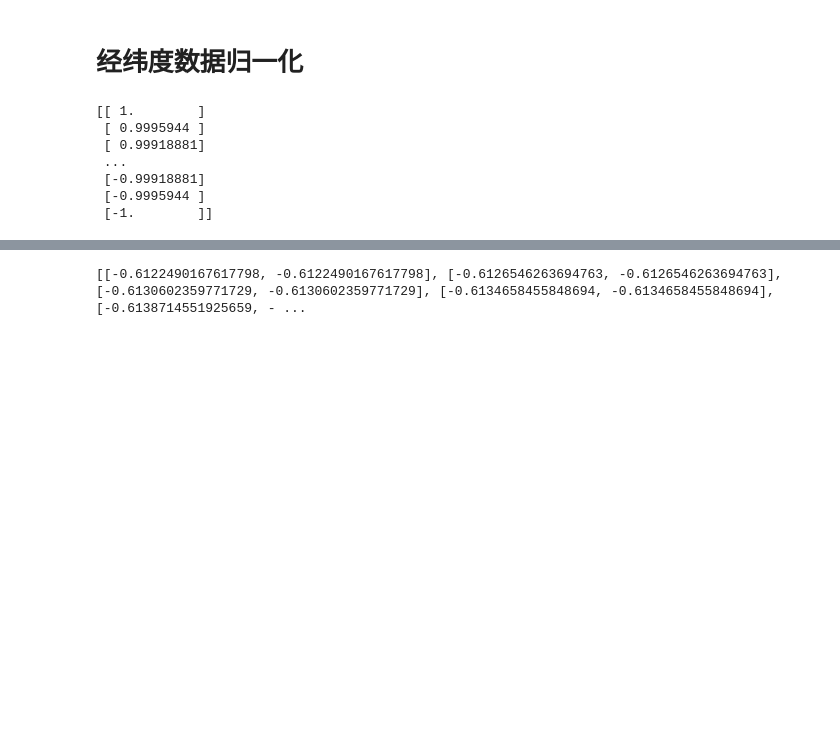
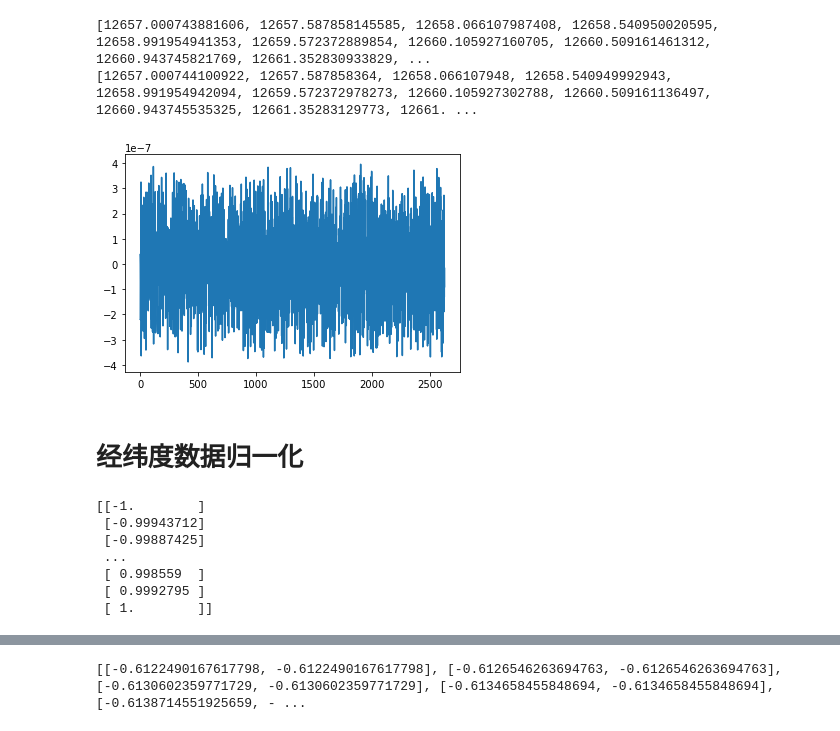
Before and after one commit to MouyitianY/track_simulation, a Jupyter notebook: position_data_lstm.ipynb, the cells around one changed output, grey strips where cells are left out. Saved outputs shown, nothing was run; the diff lists cells and outputs as text; code cells hidden in the pictures; blank space fills up the shorter version.

```diff
--- a/position_data_lstm.ipynb
+++ b/position_data_lstm.ipynb
@@ -1,15 +1,29 @@
 # %%
 from airplane import Airplane
 from receiver import Receiver
 
-airplane1 = Airplane('782034',[120.128234,30.2141348],[115.86143245,28.750012],180,1564503340)
-receiver1 = Receiver([114.122588,36.548925])
+airplane1 = Airplane('782034',[108.128234,33.2141348,10000],[110.86143245,34.750012,10000],180,0)
+receiver1 = Receiver([108.7187911987,34.0290298462,435],dirfting=-500,NoiseRange=(-300,0))
+receiver2 = Receiver([108.7135726929,34.0363121033,427],dirfting=500,NoiseRange=(0,300))
+receiver3 = Receiver([118.56588,34.448925,500])
 time_track1 =receiver1.fin_time_track(airplane1)
-track1 = airplane1.gettrack()
+time_track2 =receiver2.fin_time_track(airplane1)
+time_track3 =receiver3.fin_time_track(airplane1)
+track1 = airplane1.track
+# %% [output]
+[12657.000743881606, 12657.587858145585, 12658.066107987408, 12658.540950020595, 12658.991954941353, 12659.572372889854, 12660.105927160705, 12660.509161461312, 12660.943745821769, 12661.352830933829, ...
+[12657.000744100922, 12657.587858364, 12658.066107948, 12658.540949992943, 12658.991954942094, 12659.572372978273, 12660.105927302788, 12660.509161136497, 12660.943745535325, 12661.35283129773, 12661. ...
+[figure, added]
 # %% [markdown]
 # 经纬度数据归一化
 # %%
 from sklearn.preprocessing import MinMaxScaler
+import torch
+import torch.nn as nn
+import numpy as np
+import pandas as pd
+import matplotlib.pyplot as plt
+
 sc = MinMaxScaler(feature_range=(-1,1))
 
 
@@ -19,10 +33,12 @@ sc = MinMaxScaler(feature_range=(-1,1))
 
 lng = []
 lat = []
+alt = []
 
 for position in track1:
     lng.append(position[0])
     lat.append(position[1])
+    alt.append(position[2])
 
 lng_array = np.array(lng)
 lng_norm = sc.fit_transform(lng_array.reshape(-1,1))
@@ -31,17 +47,20 @@ print(lng_norm)
 lat_array = np.array(lat)
 lat_norm = sc.fit_transform(lat_array.reshape(-1,1))
 
+alt_array = np.array(alt)
+alt_norm = sc.fit_transform(alt_array.reshape(-1,1))
+
 track_norm = [] #归一化轨迹列表
 for i in range(len(lng_norm)):
-    track_norm.append([lng_norm[i][0],lat_norm[i][0]])
+    track_norm.append([lng_norm[i][0], lat_norm[i][0], alt_norm[i][0]])
 # %% [output]
-[[ 1.        ]
- [ 0.9995944 ]
- [ 0.99918881]
+[[-1.        ]
+ [-0.99943712]
+ [-0.99887425]
  ...
- [-0.99918881]
- [-0.9995944 ]
- [-1.        ]]
+ [ 0.998559  ]
+ [ 0.9992795 ]
+ [ 1.        ]]
 # %%
 import matplotlib.pyplot as plt
 from math import radians, cos, sin, asin, sqrt,pi, atan
```
Also changed, not shown: parts of 4 cells of this notebook, 12 other files.
